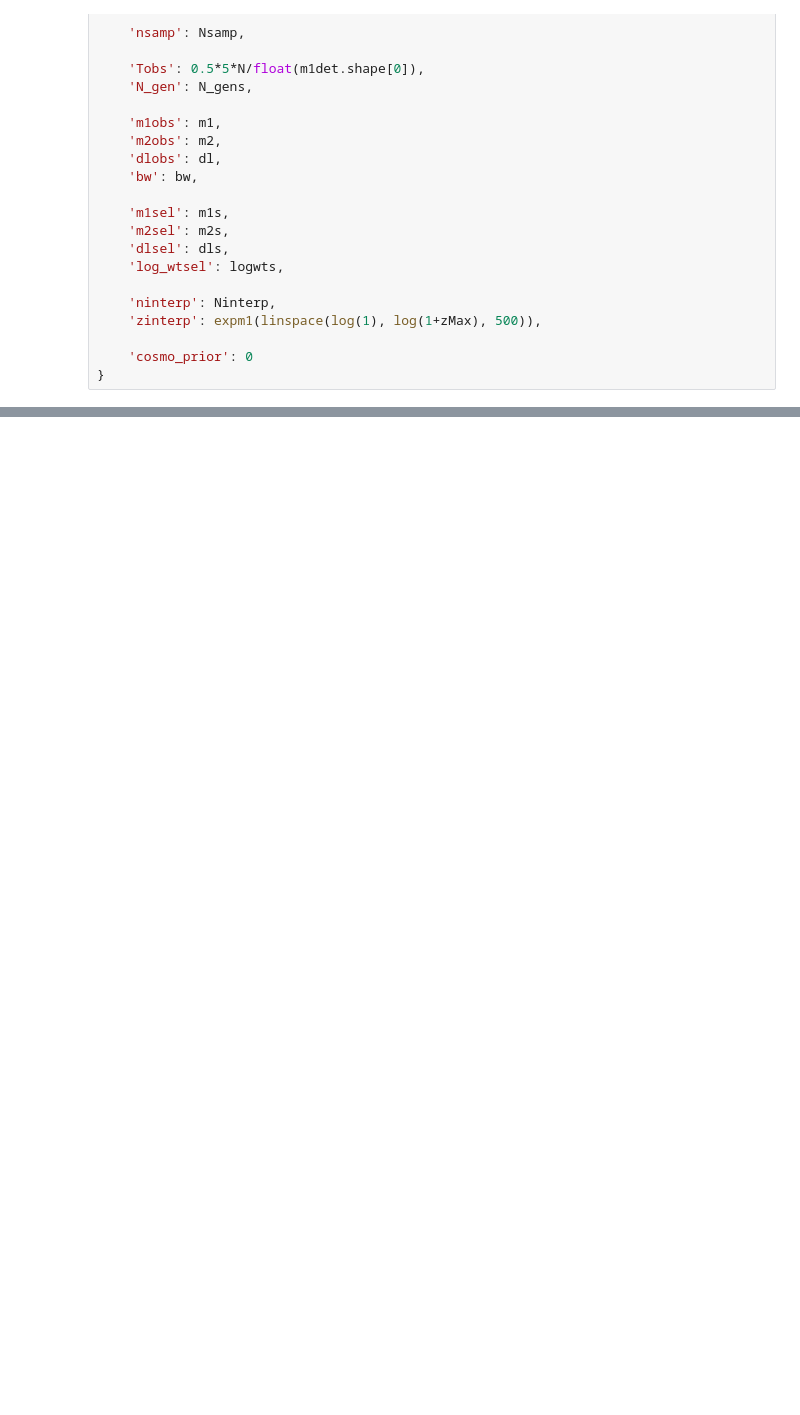
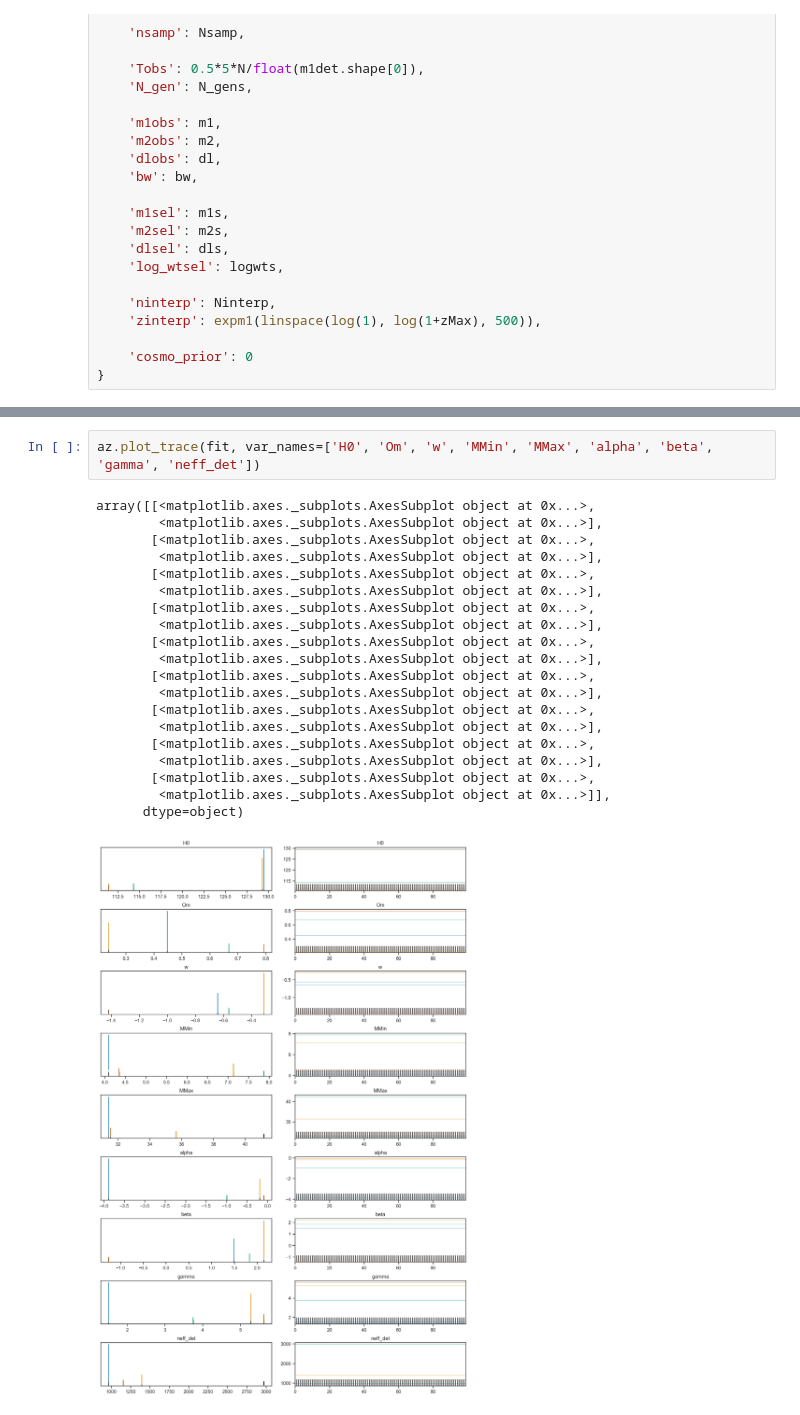
Before and after one commit to farr/PISNLineCosmography, a Jupyter notebook: Analysis.ipynb, the cells around one changed output, grey strips where cells are left out. Saved outputs shown, nothing was run; the diff lists cells and outputs as text; blank space fills up the shorter version.

```diff
--- a/Analysis.ipynb
+++ b/Analysis.ipynb
@@ -98,0 +118,23 @@ fit = model.sampling(data=data, iter=200)
+# %%
+az.plot_trace(fit, var_names=['H0', 'Om', 'w', 'MMin', 'MMax', 'alpha', 'beta', 'gamma', 'neff_det'])
+# %% [output]
+array([[<matplotlib.axes._subplots.AxesSubplot object at 0x...>,
+        <matplotlib.axes._subplots.AxesSubplot object at 0x...>],
+       [<matplotlib.axes._subplots.AxesSubplot object at 0x...>,
+        <matplotlib.axes._subplots.AxesSubplot object at 0x...>],
+       [<matplotlib.axes._subplots.AxesSubplot object at 0x...>,
+        <matplotlib.axes._subplots.AxesSubplot object at 0x...>],
+       [<matplotlib.axes._subplots.AxesSubplot object at 0x...>,
+        <matplotlib.axes._subplots.AxesSubplot object at 0x...>],
+       [<matplotlib.axes._subplots.AxesSubplot object at 0x...>,
+        <matplotlib.axes._subplots.AxesSubplot object at 0x...>],
+       [<matplotlib.axes._subplots.AxesSubplot object at 0x...>,
+        <matplotlib.axes._subplots.AxesSubplot object at 0x...>],
+       [<matplotlib.axes._subplots.AxesSubplot object at 0x...>,
+        <matplotlib.axes._subplots.AxesSubplot object at 0x...>],
+       [<matplotlib.axes._subplots.AxesSubplot object at 0x...>,
+        <matplotlib.axes._subplots.AxesSubplot object at 0x...>],
+       [<matplotlib.axes._subplots.AxesSubplot object at 0x...>,
+        <matplotlib.axes._subplots.AxesSubplot object at 0x...>]],
+      dtype=object)
+[figure, added]
```
Also changed, not shown: parts of 2 cells of this notebook.
